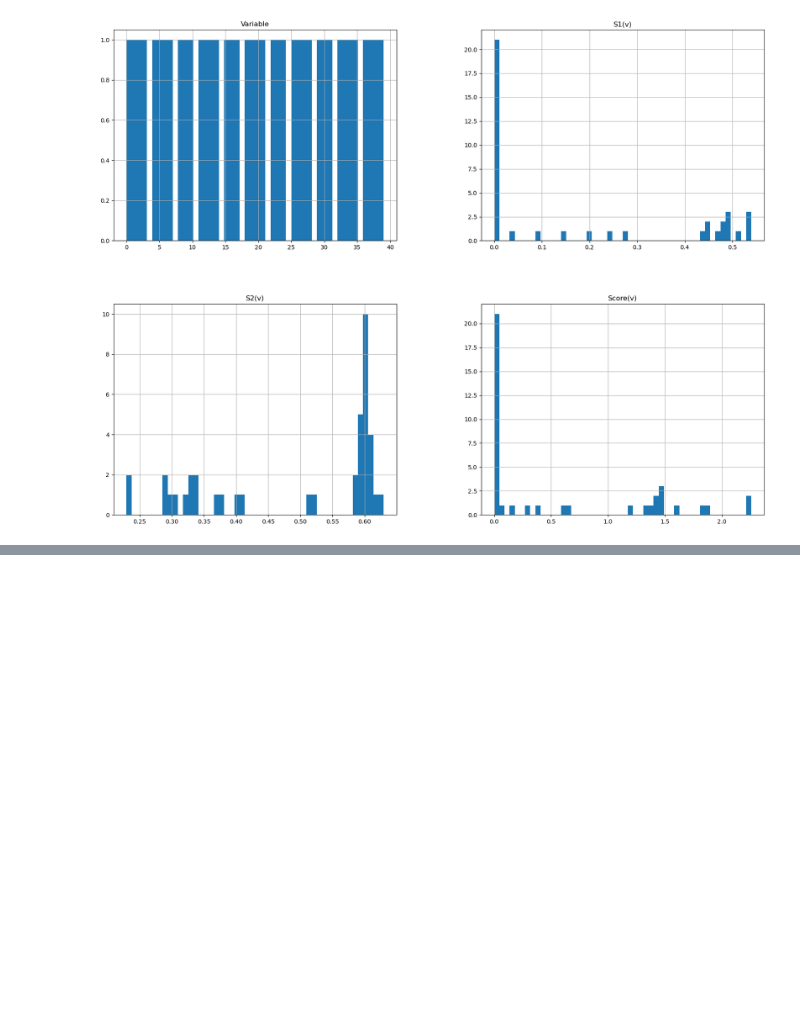
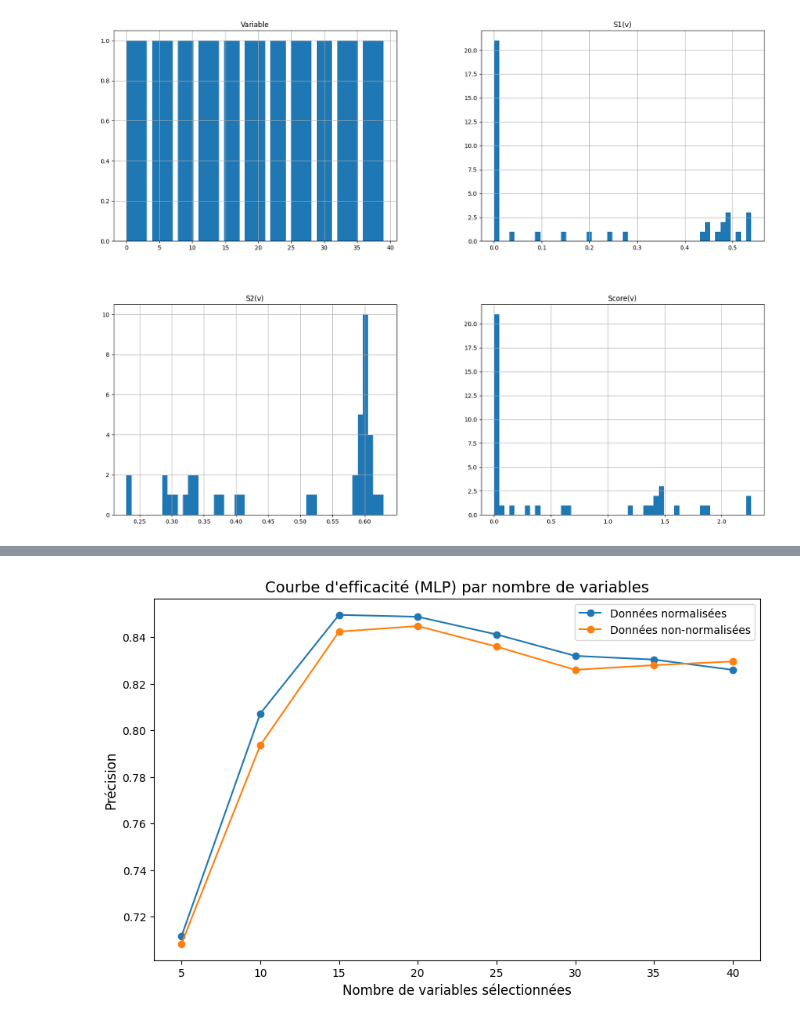
Before and after one commit to jdutel42/TAA, a Jupyter notebook: TP/TP3/TP3_TAA.ipynb, the cells around one changed output, grey strips where cells are left out. Drawn from its saved outputs; the diff is of its cells as text; code cells hidden in the pictures; blank space fills up the shorter version.

Commit message:
courbe de précision avec A

```diff
--- a/TP/TP3/TP3_TAA.ipynb
+++ b/TP/TP3/TP3_TAA.ipynb
@@ -388,0 +429,80 @@ hist = score_df.hist(bins=50, figsize=(20, 15))
+# %%
+import numpy as np
+import pandas as pd
+import matplotlib.pyplot as plt
+from sklearn.neural_network import MLPClassifier
+from sklearn.preprocessing import StandardScaler
+from sklearn.metrics import accuracy_score
+
+# Fonction pour évaluer le MLP avec gestion des données labellisées uniquement
+def evaluate_mlp(X_train, y_train, X_test, y_test, selected_vars, normalize=True):
+    """
+    Entraîne un modèle MLP et évalue la précision, en utilisant uniquement les données labellisées.
+
+    Parameters:
+    - X_train, y_train: Données d'entraînement
+    - X_test, y_test: Données de test
+    - selected_vars: Liste des variables sélectionnées pour l'entraînement
+    - normalize: Booléen indiquant si les données doivent être normalisées
+
+    Returns:
+    - La précision du modèle sur les données testées.
+    """
+    # Filtrer uniquement les colonnes sélectionnées
+    X_train_selected = X_train[selected_vars]
+    X_test_selected = X_test[selected_vars]
+
+    # Filtrer uniquement les données labellisées
+    X_train_labeled = X_train_selected[~y_train.isna()]
+    y_train_labeled = y_train[~y_train.isna()]
+    X_test_labeled = X_test_selected[~y_test.isna()]
+    y_test_labeled = y_test[~y_test.isna()]
+
+    # Normalisation si nécessaire
+    if normalize:
+        scaler = StandardScaler()
+        X_train_labeled = scaler.fit_transform(X_train_labeled)
+        X_test_labeled = scaler.transform(X_test_labeled)
+
+    # Entraînement du modèle MLP
+    mlp = MLPClassifier(hidden_layer_sizes=(100,), max_iter=500, random_state=42)
+    mlp.fit(X_train_labeled, y_train_labeled)
+
+    # Prédictions et évaluation
+    y_pred = mlp.predict(X_test_labeled)
+    return accuracy_score(y_test_labeled, y_pred)
+
+# Génération des numéros de variables sélectionnées par tranche de 5
+num_variables = list(range(5, len(score_df_sorted) + 1, 5))
+
+# Calcul des précisions pour les données normalisées
+accuracies_normalized = [
+    evaluate_mlp(
+        X_train, y_train, X_test, y_test,
+        selected_vars=score_df_sorted["Variable"].iloc[:n].tolist(),
+        normalize=True
+    )
+    for n in num_variables
+]
+
+# Calcul des précisions pour les données non normalisées
+accuracies_non_normalized = [
+    evaluate_mlp(
+        X_train, y_train, X_test, y_test,
+        selected_vars=score_df_sorted["Variable"].iloc[:n].tolist(),
+        normalize=False
+    )
+    for n in num_variables
+]
+
+# Tracé des courbes d'efficacité
+plt.figure(figsize=(10, 6))
+plt.plot(num_variables, accuracies_normalized, label='Données normalisées', marker='o')
+plt.plot(num_variables, accuracies_non_normalized, label='Données non-normalisées', marker='o')
+plt.xlabel('Nombre de variables sélectionnées', fontsize=12)
+plt.ylabel('Précision', fontsize=12)
+plt.title("Courbe d'efficacité (MLP) par nombre de variables", fontsize=14)
+plt.legend()
+plt.show()
+# %% [output]
+[figure, added]
```
Also changed, not shown: parts of 6 cells of this notebook.
